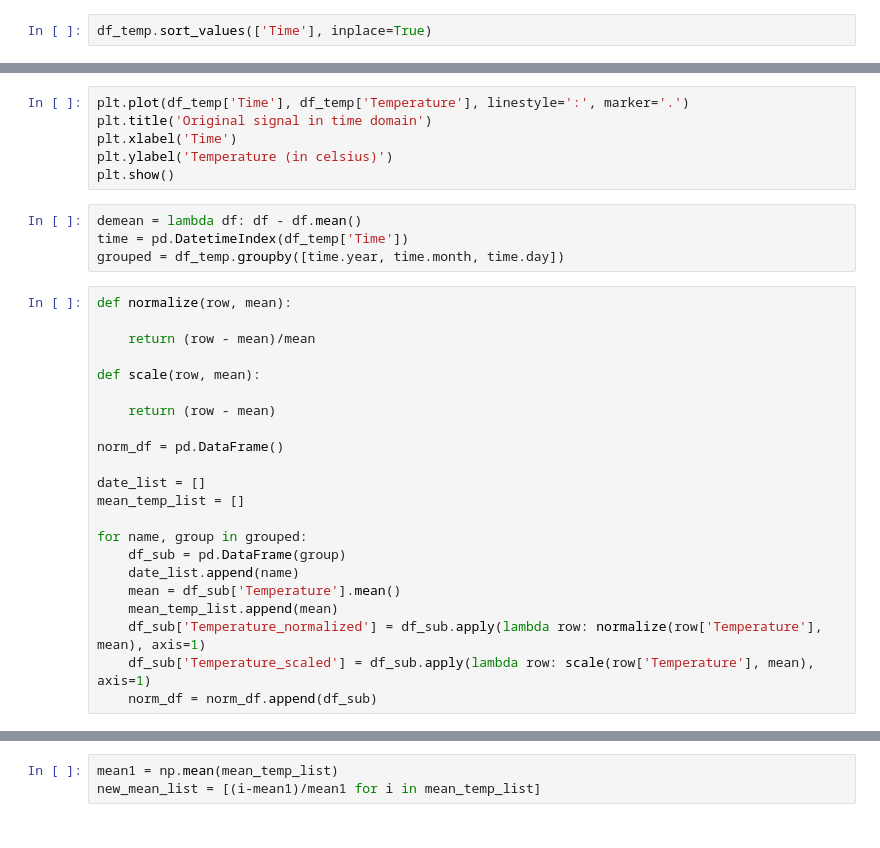
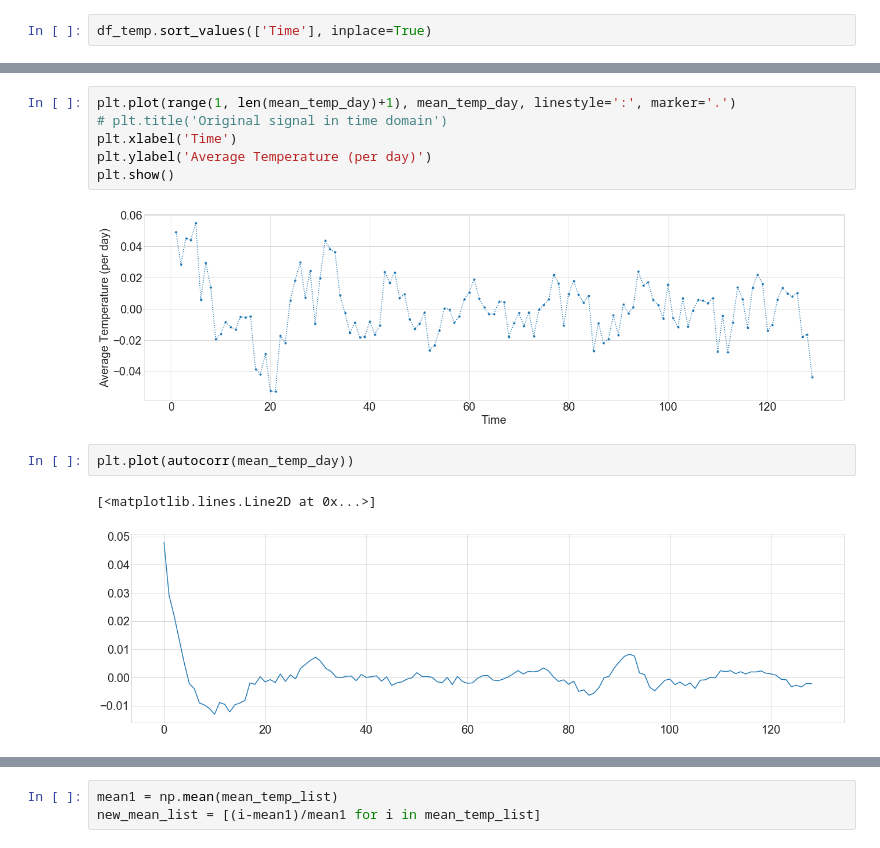
Before and after one commit to palindrome6/modelling_and_simulation, a Jupyter notebook: Signal_analysis.ipynb, the cells around one changed output, grey strips where cells are left out. Saved outputs shown, nothing was run; the diff lists cells and outputs as text.

```diff
--- a/Signal_analysis.ipynb
+++ b/Signal_analysis.ipynb
@@ -31,32 +111,13 @@ df_temp = df_temp.loc[df_temp['Time'] <= datetime.datetime(2018, 3, 8, 4, 52, 0)
 # %%
-plt.plot(df_temp['Time'], df_temp['Temperature'], linestyle=':', marker='.')
-plt.title('Original signal in time domain')
+plt.plot(range(1, len(mean_temp_day)+1), mean_temp_day, linestyle=':', marker='.')
+# plt.title('Original signal in time domain')
 plt.xlabel('Time')
-plt.ylabel('Temperature (in celsius)')
+plt.ylabel('Average Temperature (per day)')
 plt.show()
+# %% [output]
+[figure, added]
-# %%
-demean = lambda df: df - df.mean()
-time = pd.DatetimeIndex(df_temp['Time'])
-grouped = df_temp.groupby([time.year, time.month, time.day])
-# %%
-def normalize(row, mean):
-
-    return (row - mean)/mean
-
-def scale(row, mean):
-
-    return (row - mean)
-
-norm_df = pd.DataFrame()
-
-date_list = []
-mean_temp_list = []
-
-for name, group in grouped:
-    df_sub = pd.DataFrame(group)
-    date_list.append(name)
-    mean = df_sub['Temperature'].mean()
-    mean_temp_list.append(mean)
-    df_sub['Temperature_normalized'] = df_sub.apply(lambda row: normalize(row['Temperature'], mean), axis=1)
-    df_sub['Temperature_scaled'] = df_sub.apply(lambda row: scale(row['Temperature'], mean), axis=1)
-    norm_df = norm_df.append(df_sub)
+# %%
+plt.plot(autocorr(mean_temp_day))
+# %% [output]
+[<matplotlib.lines.Line2D at 0x...>]
+[figure, added]
```
Also changed, not shown: parts of 14 cells of this notebook.
